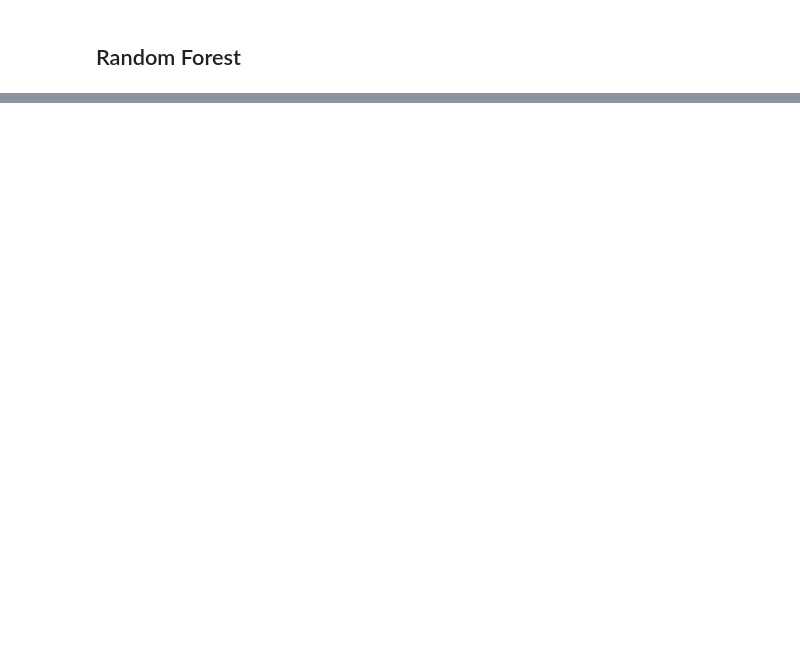
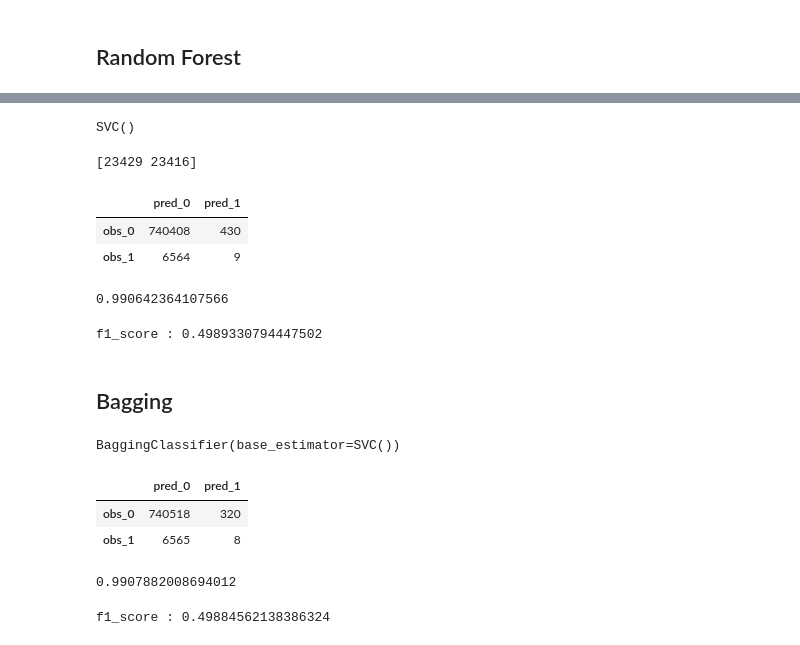
Before and after one commit to Rocksorr/FouilleDeDonneesMassives, a Jupyter notebook: Notebook.ipynb, the cells around one changed output, grey strips where cells are left out. Drawn from its saved outputs; the diff is of its cells as text; code cells hidden in the pictures; blank space fills up the shorter version.

```diff
--- a/Notebook.ipynb
+++ b/Notebook.ipynb
@@ -208,0 +313,65 @@ Fitting 5 folds for each of 48 candidates, totalling 240 fits
+# %%
+from sklearn.svm import SVC
+model_svm = SVC()
+model_svm.fit(X_train_resampled, Y_train_resampled)
+# %% [output]
+SVC()
+# %%
+print(model_svm.n_support_)
+# %% [output]
+[23429 23416]
+# %%
+Y_pred = model_svm.predict(X_test)
+from sklearn.metrics import confusion_matrix
+mc = pd.DataFrame(confusion_matrix(Y_test,Y_pred),
+                  columns=['pred_0','pred_1'],
+                  index=['obs_0','obs_1'])
+
+mc
+# %% [output]
+|  | pred_0 | pred_1 |
+| obs_0 | 740408 | 430 |
+| obs_1 | 6564 | 9 |
+# %%
+from sklearn.metrics import accuracy_score
+print(accuracy_score(Y_test,Y_pred))
+# %% [output]
+0.990642364107566
+# %%
+from sklearn.metrics import f1_score
+print('f1_score : ' +
+      str(f1_score(Y_test,Y_pred, average='macro')))
+# %% [output]
+f1_score : 0.4989330794447502
+# %% [markdown]
+## Bagging
+# %%
+from sklearn.ensemble import BaggingClassifier
+model_bagging = BaggingClassifier(SVC())
+
+model_bagging.fit(X_train_resampled, Y_train_resampled)
+# %% [output]
+BaggingClassifier(base_estimator=SVC())
+# %%
+Y_pred = model_bagging.predict(X_test)
+from sklearn.metrics import confusion_matrix
+mc = pd.DataFrame(confusion_matrix(Y_test,Y_pred),
+                  columns=['pred_0','pred_1'],
+                  index=['obs_0','obs_1'])
+
+mc
+# %% [output]
+|  | pred_0 | pred_1 |
+| obs_0 | 740518 | 320 |
+| obs_1 | 6565 | 8 |
+# %%
+from sklearn.metrics import accuracy_score
+print(accuracy_score(Y_test,Y_pred))
+# %% [output]
+0.9907882008694012
+# %%
+from sklearn.metrics import f1_score
+print('f1_score : ' +
+      str(f1_score(Y_test,Y_pred, average='macro')))
+# %% [output]
+f1_score : 0.49884562138386324
```
Also changed, not shown: parts of 33 cells of this notebook.
